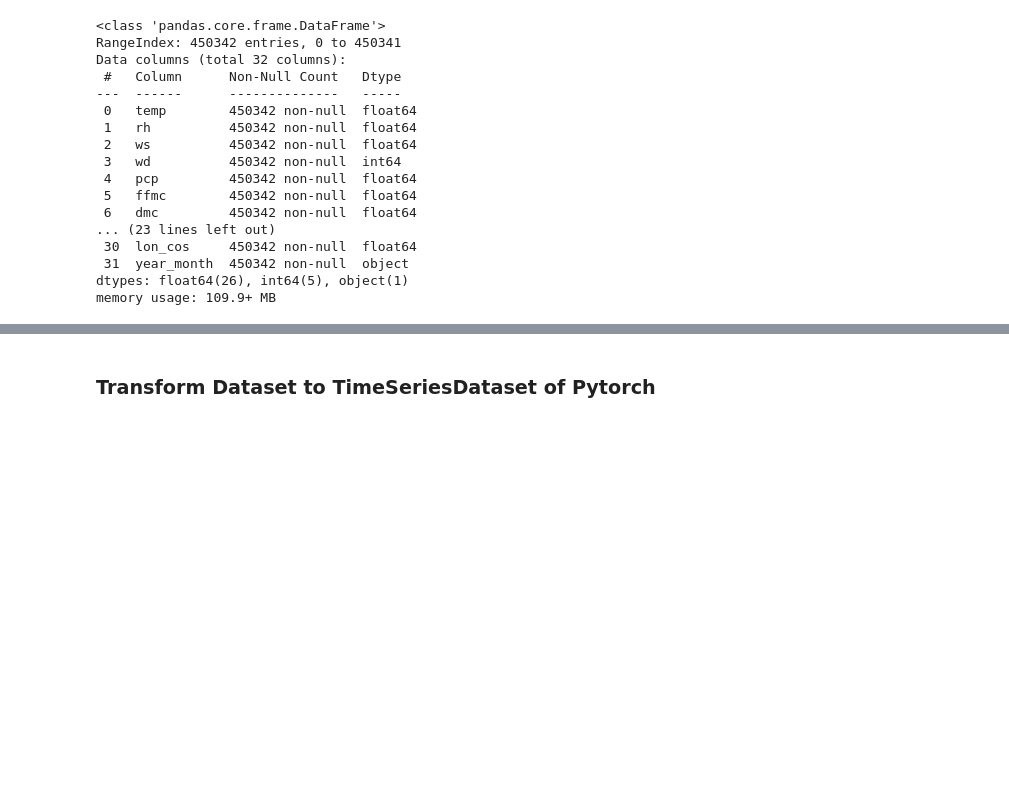
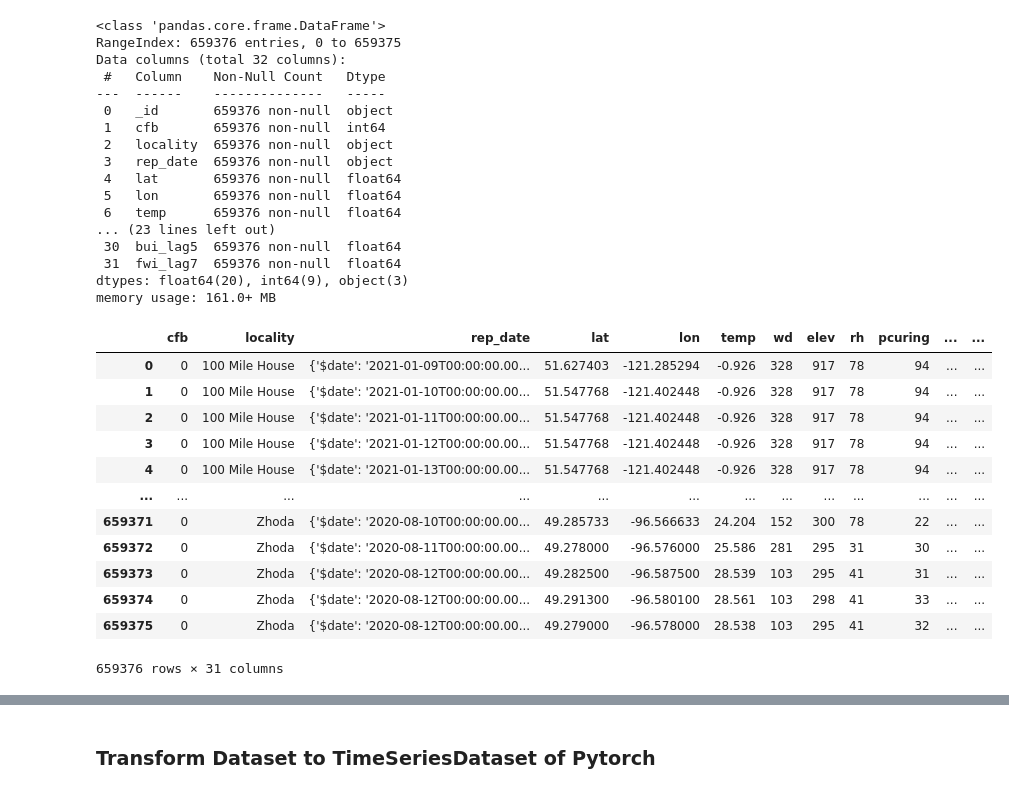
Before and after one commit to Big-Data-Capstone-S2024/WildFireSimulation, a Jupyter notebook: notebook/TFT.ipynb, the cells around one changed output, grey strips where cells are left out. Saved outputs shown, nothing was run; the diff lists cells and outputs as text; code cells hidden in the pictures; blank space fills up the shorter version.

```diff
--- a/notebook/TFT.ipynb
+++ b/notebook/TFT.ipynb
@@ -4,22 +5,38 @@ import numpy as np
 # %%
-df = pd.read_csv('../data/engineered_wildfire_data.csv')
+df = pd.read_json('../data/wildfire_collection_feature_engineering_final.json')
 # %%
 df.info()
 # %% [output]
 <class 'pandas.core.frame.DataFrame'>
-RangeIndex: 450342 entries, 0 to 450341
+RangeIndex: 659376 entries, 0 to 659375
 Data columns (total 32 columns):
- #   Column      Non-Null Count   Dtype
----  ------      --------------   -----
- 0   temp        450342 non-null  float64
- 1   rh          450342 non-null  float64
- 2   ws          450342 non-null  float64
- 3   wd          450342 non-null  int64
- 4   pcp         450342 non-null  float64
- 5   ffmc        450342 non-null  float64
- 6   dmc         450342 non-null  float64
+ #   Column    Non-Null Count   Dtype
+---  ------    --------------   -----
+ 0   _id       659376 non-null  object
+ 1   cfb       659376 non-null  int64
+ 2   locality  659376 non-null  object
+ 3   rep_date  659376 non-null  object
+ 4   lat       659376 non-null  float64
+ 5   lon       659376 non-null  float64
+ 6   temp      659376 non-null  float64
 ... (23 lines left out)
- 30  lon_cos     450342 non-null  float64
- 31  year_month  450342 non-null  object
-dtypes: float64(26), int64(5), object(1)
-memory usage: 109.9+ MB
+ 30  bui_lag5  659376 non-null  float64
+ 31  fwi_lag7  659376 non-null  float64
+dtypes: float64(20), int64(9), object(3)
+memory usage: 161.0+ MB
+# %%
+df.drop(columns='_id', inplace=True)
+# %% [output]
+|  | cfb | locality | rep_date | lat | lon | temp | wd | elev | rh | pcuring | ... | ... |
+| 0 | 0 | 100 Mile House | {'$date': '2021-01-09T00:00:00.00... | 51.627403 | -121.285294 | -0.926 | 328 | 917 | 78 | 94 | ... | ... |
+| 1 | 0 | 100 Mile House | {'$date': '2021-01-10T00:00:00.00... | 51.547768 | -121.402448 | -0.926 | 328 | 917 | 78 | 94 | ... | ... |
+| 2 | 0 | 100 Mile House | {'$date': '2021-01-11T00:00:00.00... | 51.547768 | -121.402448 | -0.926 | 328 | 917 | 78 | 94 | ... | ... |
+| 3 | 0 | 100 Mile House | {'$date': '2021-01-12T00:00:00.00... | 51.547768 | -121.402448 | -0.926 | 328 | 917 | 78 | 94 | ... | ... |
+| 4 | 0 | 100 Mile House | {'$date': '2021-01-13T00:00:00.00... | 51.547768 | -121.402448 | -0.926 | 328 | 917 | 78 | 94 | ... | ... |
+| ... | ... | ... | ... | ... | ... | ... | ... | ... | ... | ... | ... | ... |
+| 659371 | 0 | Zhoda | {'$date': '2020-08-10T00:00:00.00... | 49.285733 | -96.566633 | 24.204 | 152 | 300 | 78 | 22 | ... | ... |
+| 659372 | 0 | Zhoda | {'$date': '2020-08-11T00:00:00.00... | 49.278000 | -96.576000 | 25.586 | 281 | 295 | 31 | 30 | ... | ... |
+| 659373 | 0 | Zhoda | {'$date': '2020-08-12T00:00:00.00... | 49.282500 | -96.587500 | 28.539 | 103 | 295 | 41 | 31 | ... | ... |
+| 659374 | 0 | Zhoda | {'$date': '2020-08-12T00:00:00.00... | 49.291300 | -96.580100 | 28.561 | 103 | 298 | 41 | 33 | ... | ... |
+| 659375 | 0 | Zhoda | {'$date': '2020-08-12T00:00:00.00... | 49.279000 | -96.578000 | 28.538 | 103 | 295 | 41 | 32 | ... | ... |
+659376 rows × 31 columns
```
Also changed, not shown: parts of 22 cells of this notebook.
